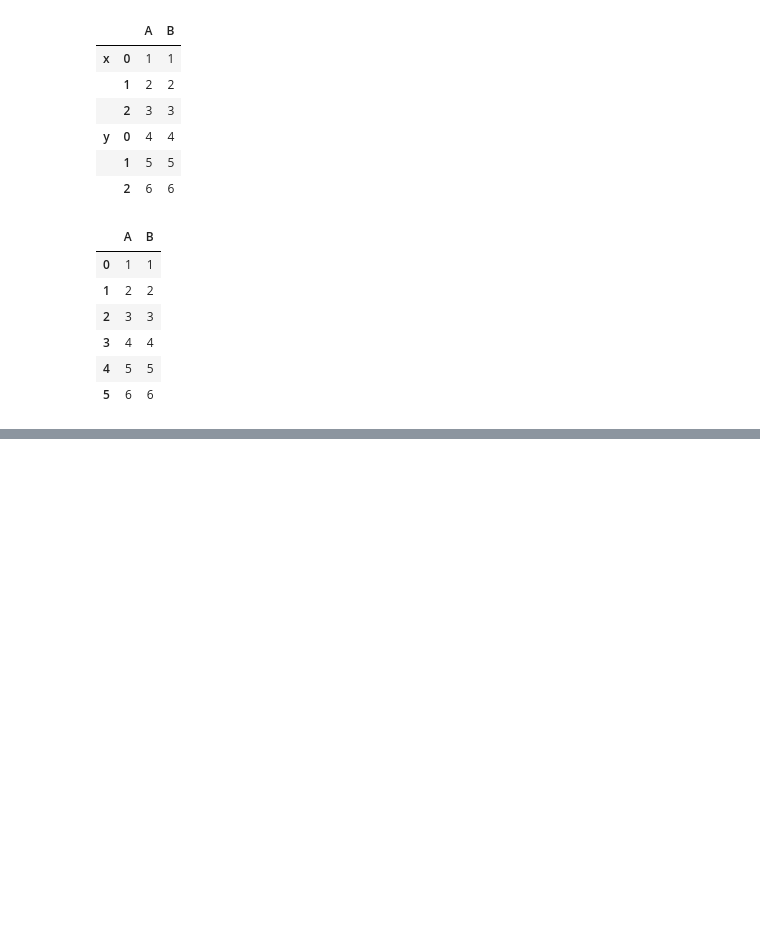
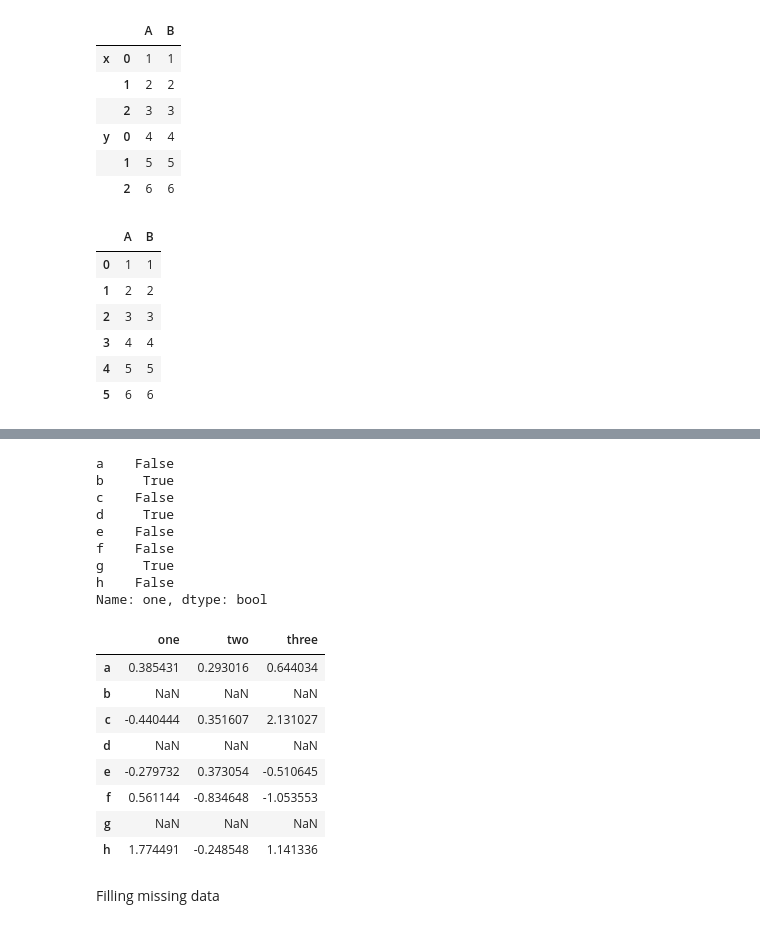
Before and after one commit to Skyy777/DAVIS, a Jupyter notebook: Pandas.ipynb, the cells around one changed output, grey strips where cells are left out. Cells and saved outputs as stored; diff of their text form; code cells hidden in the pictures; blank space fills up the shorter version.

```diff
--- a/Pandas.ipynb
+++ b/Pandas.ipynb
@@ -367,0 +384,26 @@ df
+# %%
+df=pd.DataFrame(np.random.randn(5,3),index=['a','c','e','f','h'],columns=['one','two','three'])
+df=df.reindex(['a','b','c','d','e','f','g','h'])
+print(df['one'].isnull())
+df
+# %% [output]
+a    False
+b     True
+c    False
+d     True
+e    False
+f    False
+g     True
+h    False
+Name: one, dtype: bool
+|  | one | two | three |
+| a | 0.385431 | 0.293016 | 0.644034 |
+| b | NaN | NaN | NaN |
+| c | -0.440444 | 0.351607 | 2.131027 |
+| d | NaN | NaN | NaN |
+| e | -0.279732 | 0.373054 | -0.510645 |
+| f | 0.561144 | -0.834648 | -1.053553 |
+| g | NaN | NaN | NaN |
+| h | 1.774491 | -0.248548 | 1.141336 |
+# %% [markdown]
+Filling missing data
```
Also changed, not shown: parts of 9 cells of this notebook.
